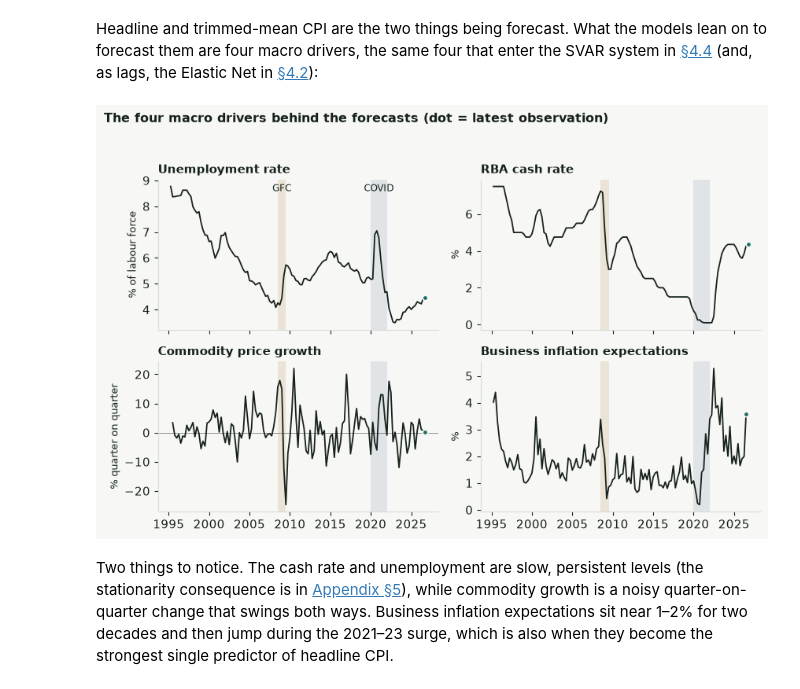
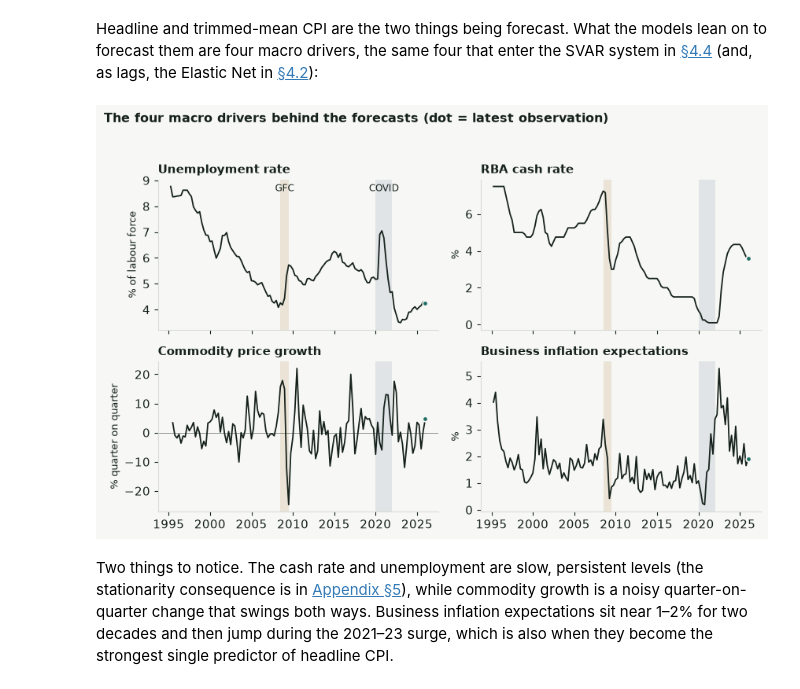
Before and after one commit to JuanVu1810/Australian-CPI-Forecast, a Jupyter notebook: book/australian_cpi_forecasting/02_data_understanding.ipynb, the cells around one changed output. Cells and saved outputs as stored; diff of their text form; code cells hidden in the pictures.

```diff
--- a/book/australian_cpi_forecasting/02_data_understanding.ipynb
+++ b/book/australian_cpi_forecasting/02_data_understanding.ipynb
@@ -49,7 +54,7 @@ ax.plot(hist["quarter_date"], hist["cpi_yoy"], color=INK, linewidth=1.6, label="
 ax.plot(hist["quarter_date"], hist["trimmed_mean_cpi_yoy"], color=HIGHLIGHT, linewidth=1.6,
         label="Trimmed-mean CPI YoY")
 ax.set_ylabel("YoY inflation (%)")
-ax.set_title(f"Australian CPI, {hist['quarter'].iloc[0]}–2026Q2",
+ax.set_title(f"Australian CPI, {hist['quarter'].iloc[0]}–{hist['quarter'].iloc[-1]}",
              loc="left", fontsize=12, fontweight="bold")
 ax.legend(frameon=False, loc="upper left", fontsize=9)
 fig.tight_layout()
@@ -83,35 +88,35 @@ def shade_events(ax, label=False, where="top", windows=None, alpha=0.14):
                     va="top" if pos == "top" else "bottom", fontsize=8.5, color="#16211c", zorder=1)
 
 
-df = pd.read_csv(CURATED)
+df = restrict_to_eda_window(pd.read_csv(CURATED))
 df["date"] = pd.PeriodIndex(df["quarter"], freq="Q").to_timestamp(how="end")
 
 drivers = [
     ("unemployment_rate", "Unemployment rate", "% of labour force"),
     ("cash_rate", "RBA cash rate", "%"),
     ("commodity_growth", "Commodity price growth", "% quarter on quarter"),
     ("inflation_expectations_business", "Business inflation expectations", "%"),
 ]
 fig, axes = plt.subplots(2, 2, figsize=(8.6, 5.6), sharex=True)
 for ax, (col, title, unit) in zip(axes.ravel(), drivers):
     s = df.dropna(subset=[col])
     shade_events(ax, label=(ax is axes[0, 0]), where="top")
     if col == "commodity_growth":
         ax.axhline(0, color=INK, linewidth=0.7, alpha=0.5)
     ax.plot(s["date"], s[col], color=INK, linewidth=1.3)
     ax.scatter(s["date"].iloc[-1], s[col].iloc[-1], s=22, color=ACCENT, edgecolor=PAPER, linewidth=1.2, zorder=3)
     ax.set_title(title, loc="left", fontsize=10.5, fontweight="bold")
     ax.set_ylabel(unit, fontsize=9)
     ax.grid(axis="x", visible=False)
     ax.xaxis.set_major_locator(mdates.YearLocator(5))
     ax.xaxis.set_major_formatter(mdates.DateFormatter("%Y"))
     ax.grid(False)
 fig.suptitle("The four macro drivers behind the forecasts (dot = latest observation)",
              x=0.01, ha="left", fontsize=11.5, fontweight="bold")
 fig.tight_layout(rect=(0, 0, 1, 0.95))
 plt.show()
 # %% [output]
-[figure, old version]
+[figure, new version]
 # %% [markdown]
 Two things to notice. The cash rate and unemployment are slow, persistent levels (the
 stationarity consequence is in [Appendix §5](appendix_eda/05_stationarity_tests)), while commodity
```
Also changed, not shown: parts of 3 cells of this notebook, 29 other files.
